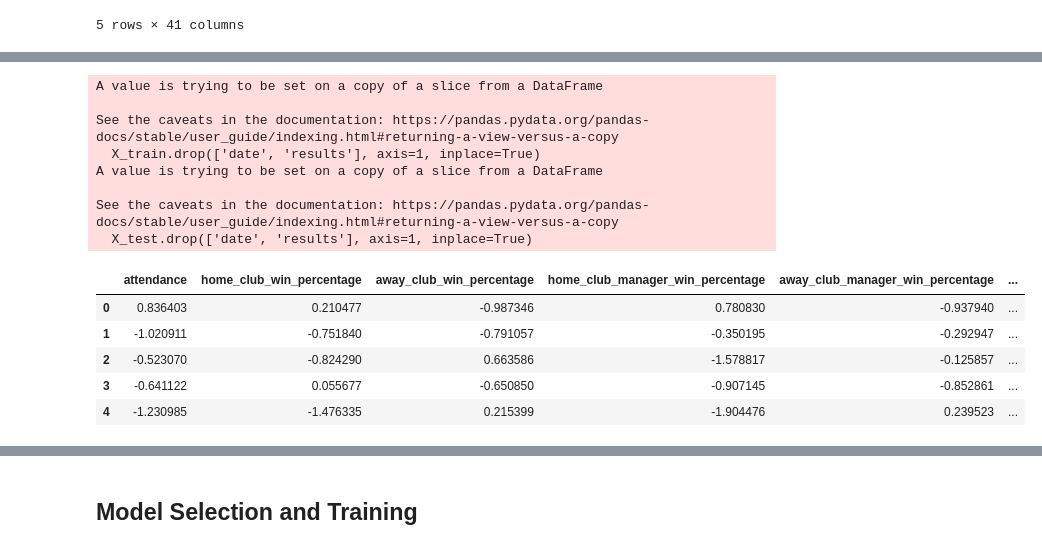
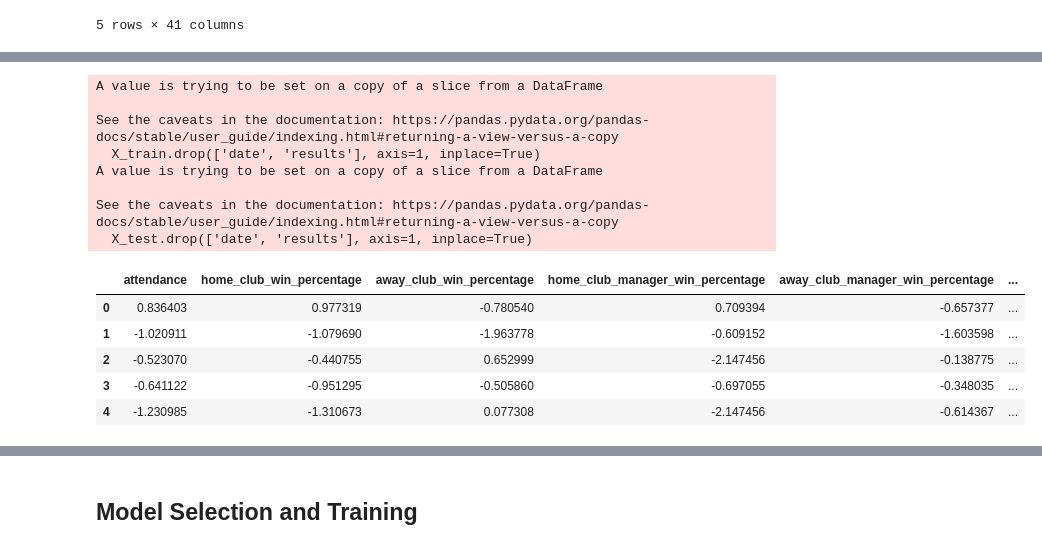
Before and after one commit to Nasotro/Projet, a Jupyter notebook: vrai_main.ipynb, the cells around one changed output, grey strips where cells are left out. Cells and saved outputs as stored; diff of their text form; code cells hidden in the pictures.

```diff
--- a/vrai_main.ipynb
+++ b/vrai_main.ipynb
@@ -295,7 +295,6 @@ def get_players_team_stats_updated(team_id:str, limit_date:str):
     stats_players = get_players_team_stats(team_id, limit_date)
 
     columns = ["avg_goals_per_game", "avg_assists_per_game","avg_yellow_cards_per_game","avg_red_cards_per_game"]
-    updated_columns = [f"{col}_updated" for col in columns]
     stats_players[[f"{col}_updated" for col in columns]] = stats_players[columns].apply(exp_log_fn, args = (stats_players["total_games"], ))
     stats_players.drop(columns=["avg_minutes_played_per_game"])
     teams_stats_updated[team_id] = stats_players
@@ -310,8 +309,8 @@ def get_updated_stats_players_team_mean(team_id:str, limit_date:str):
 
 def add_updated_stats_players_team_mean(X:pd.DataFrame, limit_date:str):
     columns = ["avg_goals_per_game", "avg_assists_per_game","avg_yellow_cards_per_game","avg_red_cards_per_game"]
-    X[[f"home_club_{col}_updated" for col in columns]] = X["home_club_id"].apply(lambda team: get_updated_stats_players_team_mean(team, limit_date))
-    X[[f"away_club_{col}_updated" for col in columns]] = X["away_club_id"].apply(lambda team: get_updated_stats_players_team_mean(team, limit_date))
+    X[[f"home_club_{col}_updated" for col in columns]] = X.apply(lambda row: get_updated_stats_players_team_mean(row["home_club_id"], row["date"]), axis=1)
+    X[[f"away_club_{col}_updated" for col in columns]] = X.apply(lambda row: get_updated_stats_players_team_mean(row["away_club_id"], row["date"]), axis=1)
     # X["away_team_players_stats_updated"] = X["away_club_id"].apply(get_updated_stats_players_team_mean)
 # %%
 add_updated_stats_players_team_mean(data, limit_date)
@@ -370,3 +351,8 @@ Index(['Unnamed: 0', 'game_id', 'season', 'round', 'date', 'home_club_id',
 | 3 | 15 | 2331018 | 2013 | 21. Matchday | 2014-01-18 | 273 | 14171 | 0 | ... |
 | 4 | 16 | 2331034 | 2013 | 24. Matchday | 2014-02-08 | 1147 | 273 | 3 | ... |
 5 rows × 41 columns
+# %%
+data = data[features + ['results', 'date']]
+
+data[features] = SimpleImputer(strategy='mean').fit_transform(data[features])
+data[features] = StandardScaler().fit_transform(data[features])
@@ -375,30 +373,25 @@ Index(['Unnamed: 0', 'game_id', 'season', 'round', 'date', 'home_club_id',
 # %%
-data[features] = SimpleImputer(strategy='mean').fit_transform(data[features])
-data[features] = StandardScaler().fit_transform(data[features])
-
-data = data[features + ['date', 'results']]
-
 X_train = data[data['date'] < limit_date]
 X_test = data[data['date'] >= limit_date]
 y_train = X_train['results']
 y_test = X_test['results']
 
 X_train.drop(['date', 'results'], axis=1, inplace=True)
 X_test.drop(['date', 'results'], axis=1, inplace=True)
 
 X_train.head()
 # %% [output]
 A value is trying to be set on a copy of a slice from a DataFrame
 
 See the caveats in the documentation: https://pandas.pydata.org/pandas-docs/stable/user_guide/indexing.html#returning-a-view-versus-a-copy
   X_train.drop(['date', 'results'], axis=1, inplace=True)
 A value is trying to be set on a copy of a slice from a DataFrame
 
 See the caveats in the documentation: https://pandas.pydata.org/pandas-docs/stable/user_guide/indexing.html#returning-a-view-versus-a-copy
   X_test.drop(['date', 'results'], axis=1, inplace=True)
 |  | attendance | home_club_win_percentage | away_club_win_percentage | home_club_manager_win_percentage | away_club_manager_win_percentage | ... |
-| 0 | 0.836403 | 0.210477 | -0.987346 | 0.780830 | -0.937940 | ... |
-| 1 | -1.020911 | -0.751840 | -0.791057 | -0.350195 | -0.292947 | ... |
-| 2 | -0.523070 | -0.824290 | 0.663586 | -1.578817 | -0.125857 | ... |
-| 3 | -0.641122 | 0.055677 | -0.650850 | -0.907145 | -0.852861 | ... |
-| 4 | -1.230985 | -1.476335 | 0.215399 | -1.904476 | 0.239523 | ... |
+| 0 | 0.836403 | 0.977319 | -0.780540 | 0.709394 | -0.657377 | ... |
+| 1 | -1.020911 | -1.079690 | -1.963778 | -0.609152 | -1.603598 | ... |
+| 2 | -0.523070 | -0.440755 | 0.652999 | -2.147456 | -0.138775 | ... |
+| 3 | -0.641122 | -0.951295 | -0.505860 | -0.697055 | -0.348035 | ... |
+| 4 | -1.230985 | -1.310673 | 0.077308 | -2.147456 | -0.614367 | ... |
```
Also changed, not shown: parts of 10 cells of this notebook.
